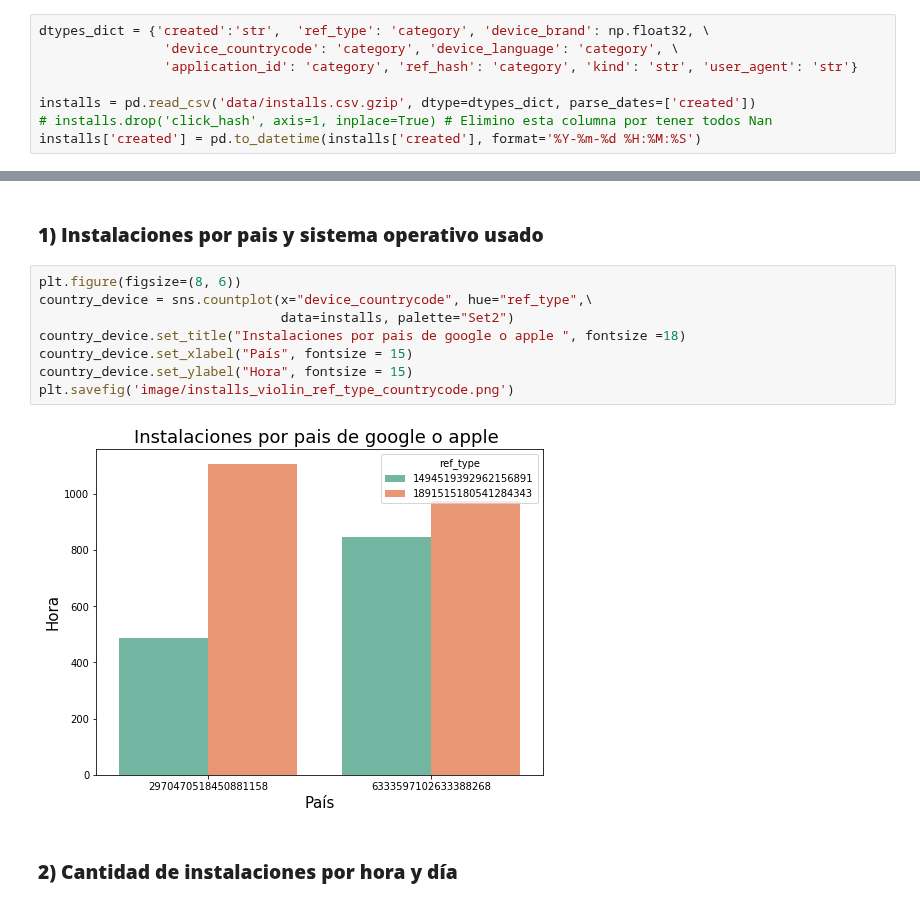
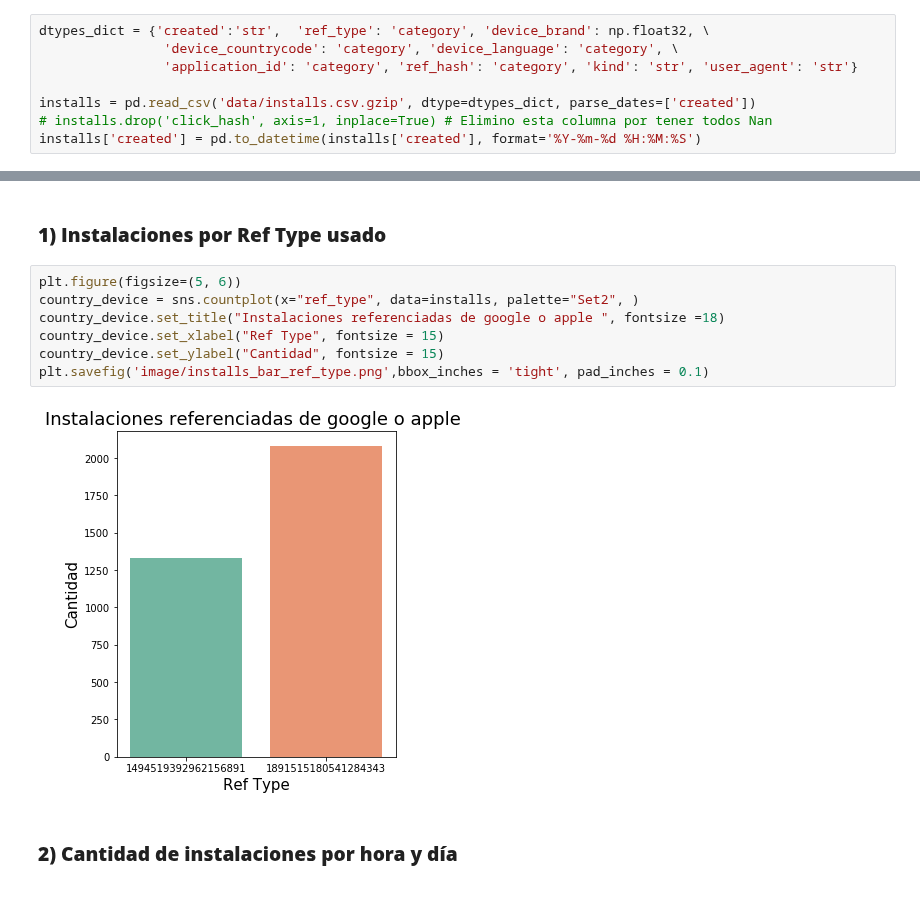
Before and after one commit to Elianagam/orgaDatosTp1, a Jupyter notebook: installs.ipynb, the cells around one changed output, grey strips where cells are left out. Cells and saved outputs as stored; diff of their text form.

Commit message:
graficos de correlacion en installs

```diff
--- a/installs.ipynb
+++ b/installs.ipynb
@@ -69,17 +69,16 @@ installs.loc[installs['device_model'].isnull()]
 |  | created | application_id | ref_type | ref_hash | attributed | implicit | device_countrycode | device_brand | ... |
 | 2157 | 2019-03-09 16:08:19.919 | 30 | 1494519392962156891 | 4364935818432173881 | False | True | 6333597102633388268 | NaN | ... |
 # %% [markdown]
-### **1) Instalaciones por pais y sistema operativo usado**
+### **1) Instalaciones por Ref Type usado**
 # %%
-plt.figure(figsize=(8, 6))
-country_device = sns.countplot(x="device_countrycode", hue="ref_type",\
-                               data=installs, palette="Set2")
-country_device.set_title("Instalaciones por pais de google o apple ", fontsize =18)
-country_device.set_xlabel("País", fontsize = 15)
-country_device.set_ylabel("Hora", fontsize = 15)
-plt.savefig('image/installs_violin_ref_type_countrycode.png')
+plt.figure(figsize=(5, 6))
+country_device = sns.countplot(x="ref_type", data=installs, palette="Set2", )
+country_device.set_title("Instalaciones referenciadas de google o apple ", fontsize =18)
+country_device.set_xlabel("Ref Type", fontsize = 15)
+country_device.set_ylabel("Cantidad", fontsize = 15)
+plt.savefig('image/installs_bar_ref_type.png',bbox_inches = 'tight', pad_inches = 0.1)
 # %% [output]
-[figure, old version]
+[figure, new version]
 # %% [markdown]
 ### **2) Cantidad de instalaciones por hora y día**
 # %%
```
Also changed, not shown: parts of 14 cells of this notebook, 1 other file.
